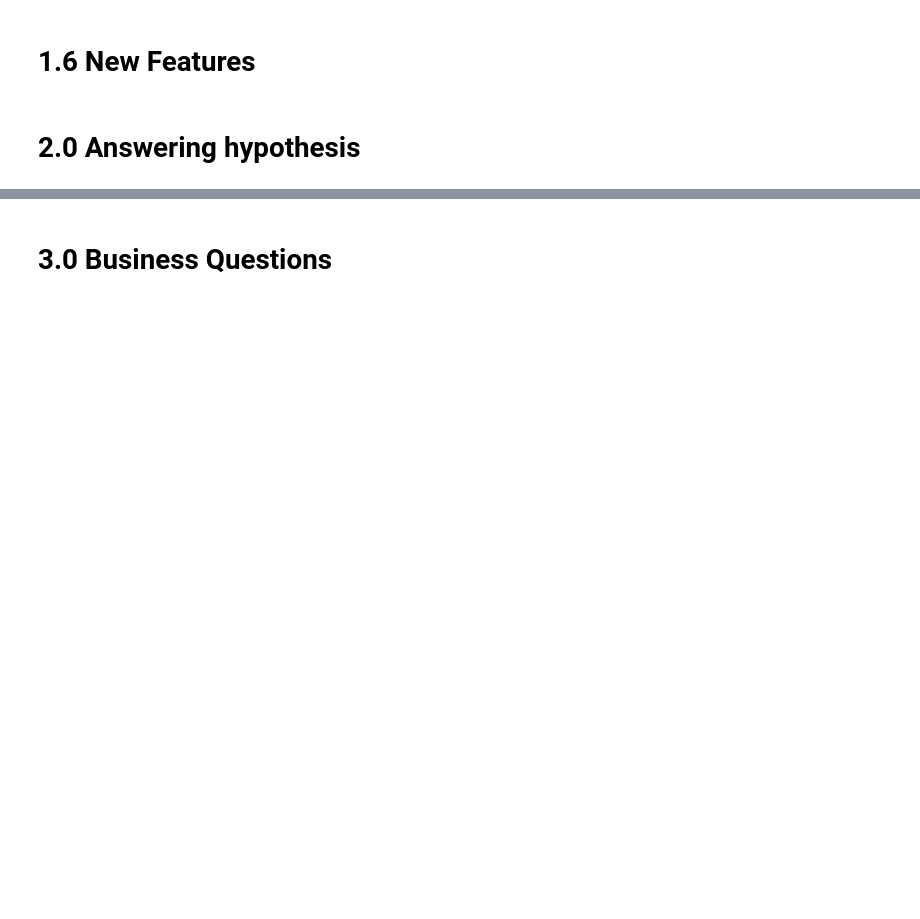
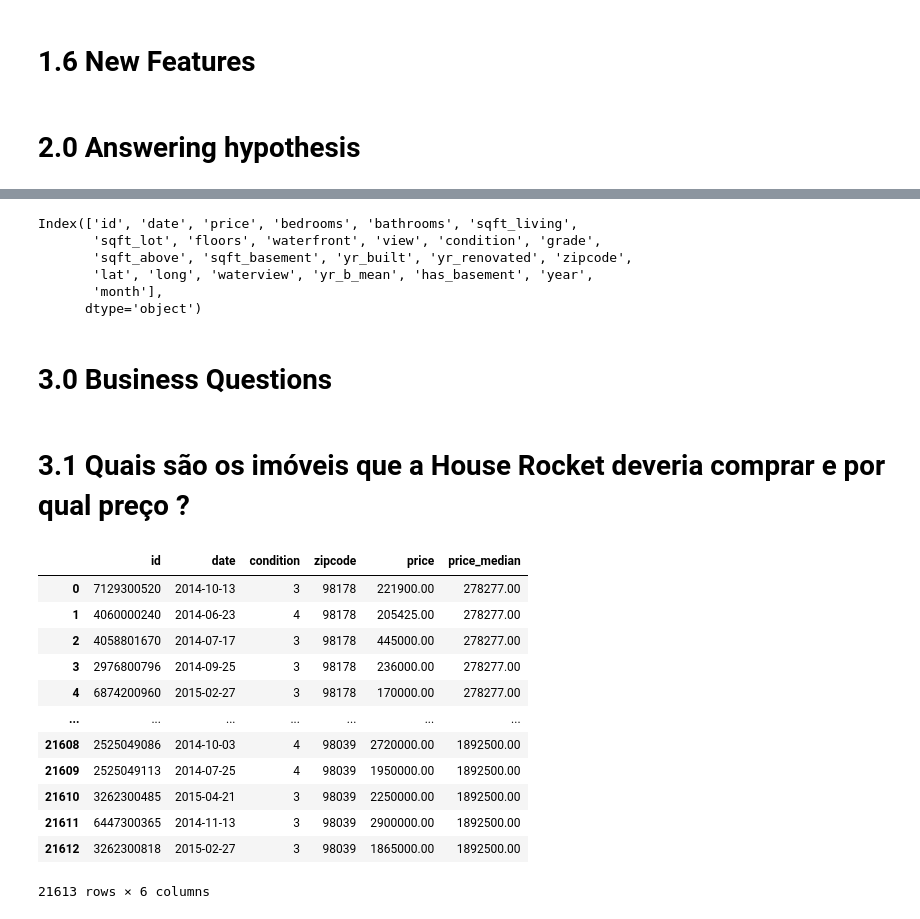
Before and after one commit to victorhusouza/insight_project, a Jupyter notebook: insight_project.ipynb, the cells around one changed output, grey strips where cells are left out. Saved outputs shown, nothing was run; the diff lists cells and outputs as text; code cells hidden in the pictures; blank space fills up the shorter version.

```diff
--- a/insight_project.ipynb
+++ b/insight_project.ipynb
@@ -229,2 +214,13 @@ Index(['id', 'date', 'price', 'bedrooms', 'bathrooms', 'sqft_living',
+# %%
+df.columns
+# %% [output]
+Index(['id', 'date', 'price', 'bedrooms', 'bathrooms', 'sqft_living',
+       'sqft_lot', 'floors', 'waterfront', 'view', 'condition', 'grade',
+       'sqft_above', 'sqft_basement', 'yr_built', 'yr_renovated', 'zipcode',
+       'lat', 'long', 'waterview', 'yr_b_mean', 'has_basement', 'year',
+       'month'],
+      dtype='object')
 # %% [markdown]
 # 3.0 Business Questions
+# %% [markdown]
+# 3.1 Quais são os imóveis que a House Rocket deveria comprar e por qual preço ?
@@ -230,0 +243,16 @@ Index(['id', 'date', 'price', 'bedrooms', 'bathrooms', 'sqft_living',
+# %%
+df2[['id', 'date', 'condition',  'zipcode', 'price', 'price_median']]
+# %% [output]
+|  | id | date | condition | zipcode | price | price_median |
+| 0 | 7129300520 | 2014-10-13 | 3 | 98178 | 221900.00 | 278277.00 |
+| 1 | 4060000240 | 2014-06-23 | 4 | 98178 | 205425.00 | 278277.00 |
+| 2 | 4058801670 | 2014-07-17 | 3 | 98178 | 445000.00 | 278277.00 |
+| 3 | 2976800796 | 2014-09-25 | 3 | 98178 | 236000.00 | 278277.00 |
+| 4 | 6874200960 | 2015-02-27 | 3 | 98178 | 170000.00 | 278277.00 |
+| ... | ... | ... | ... | ... | ... | ... |
+| 21608 | 2525049086 | 2014-10-03 | 4 | 98039 | 2720000.00 | 1892500.00 |
+| 21609 | 2525049113 | 2014-07-25 | 4 | 98039 | 1950000.00 | 1892500.00 |
+| 21610 | 3262300485 | 2015-04-21 | 3 | 98039 | 2250000.00 | 1892500.00 |
+| 21611 | 6447300365 | 2014-11-13 | 3 | 98039 | 2900000.00 | 1892500.00 |
+| 21612 | 3262300818 | 2015-02-27 | 3 | 98039 | 1865000.00 | 1892500.00 |
+21613 rows × 6 columns
```
Also changed, not shown: parts of 57 cells of this notebook.
